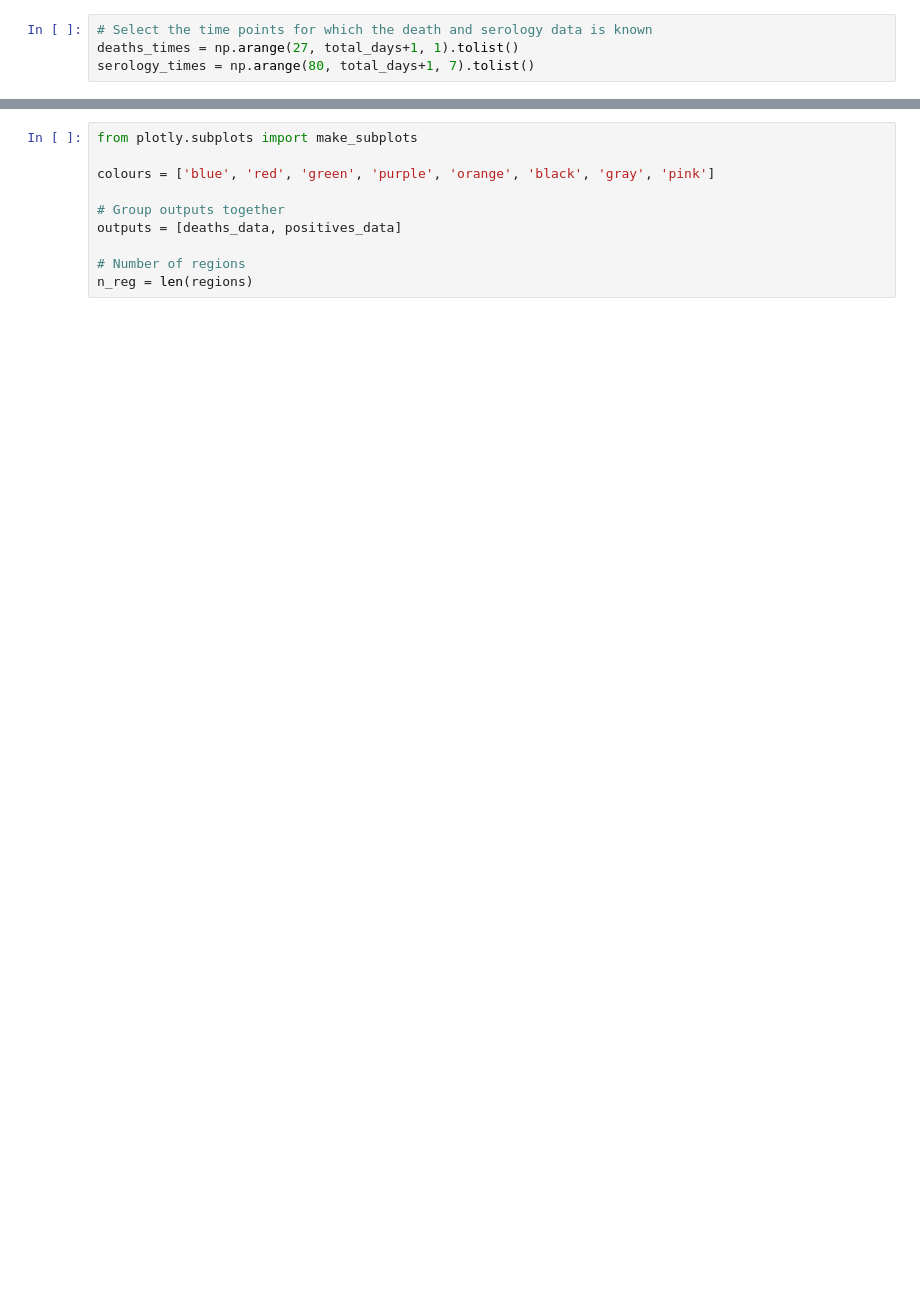
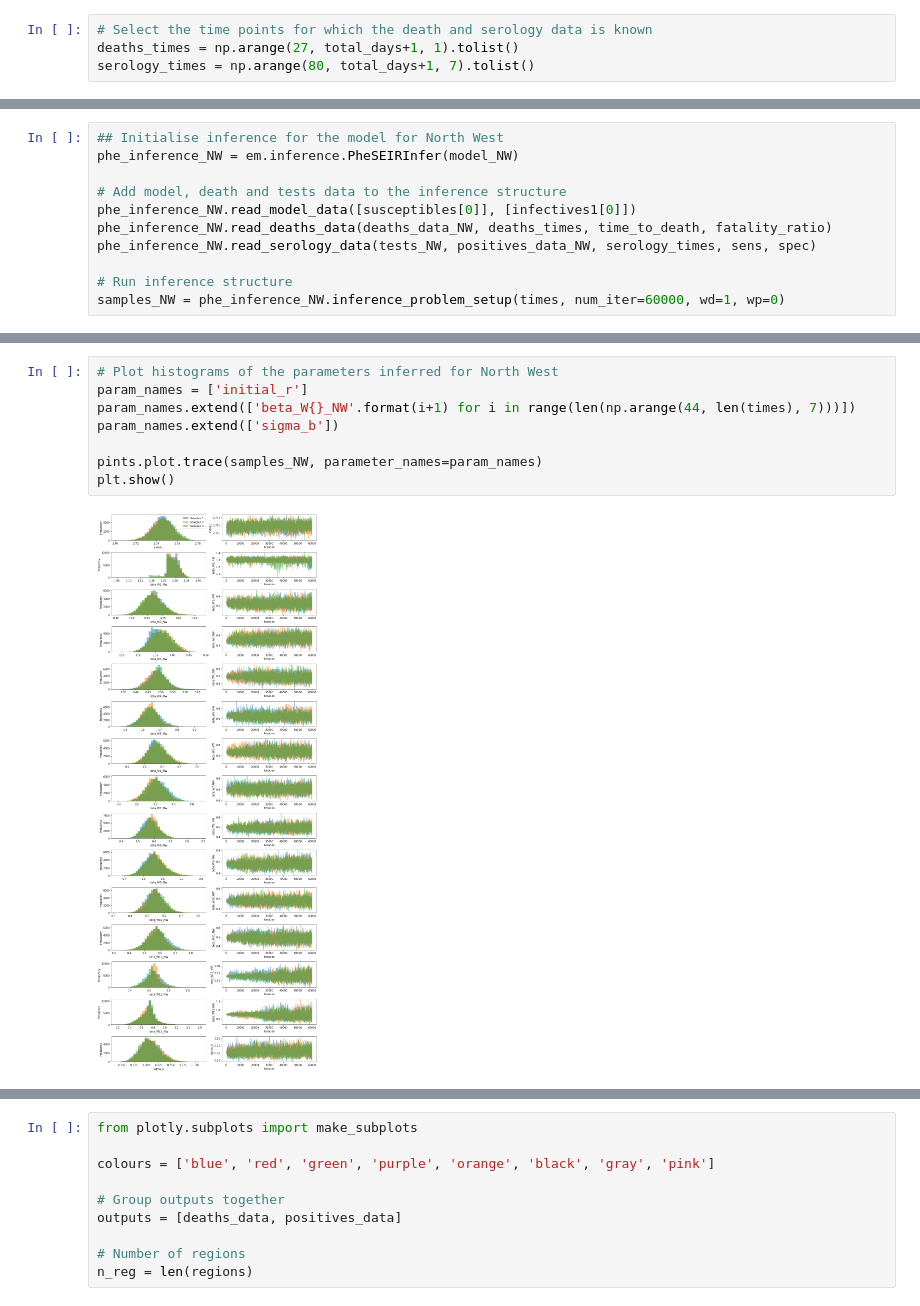
Before and after one commit to I-Bouros/multi-epi-model-cross-analysis, a Jupyter notebook: epimodels/examples/phe_examples/phe_2022_paper_results.ipynb, the cells around one changed output, grey strips where cells are left out. Saved outputs shown, nothing was run; the diff lists cells and outputs as text; blank space fills up the shorter version.

```diff
--- a/epimodels/examples/phe_examples/phe_2022_paper_results.ipynb
+++ b/epimodels/examples/phe_examples/phe_2022_paper_results.ipynb
@@ -524,0 +630,11 @@ fatal_ratio_8  413.94  166.55  185.10  249.76  409.12  527.88  784.26   1.60
+# %%
+## Initialise inference for the model for North West
+phe_inference_NW = em.inference.PheSEIRInfer(model_NW)
+
+# Add model, death and tests data to the inference structure
+phe_inference_NW.read_model_data([susceptibles[0]], [infectives1[0]])
+phe_inference_NW.read_deaths_data(deaths_data_NW, deaths_times, time_to_death, fatality_ratio)
+phe_inference_NW.read_serology_data(tests_NW, positives_data_NW, serology_times, sens, spec)
+
+# Run inference structure
+samples_NW = phe_inference_NW.inference_problem_setup(times, num_iter=60000, wd=1, wp=0)
@@ -541,0 +673,10 @@ array([1.18331266, 1.05515843, 1.84155559, 1.2444559 , 1.50754756,
+# %%
+# Plot histograms of the parameters inferred for North West
+param_names = ['initial_r']
+param_names.extend(['beta_W{}_NW'.format(i+1) for i in range(len(np.arange(44, len(times), 7)))])
+param_names.extend(['sigma_b'])
+
+pints.plot.trace(samples_NW, parameter_names=param_names)
+plt.show()
+# %% [output]
+[figure, added]
```
Also changed, not shown: parts of 54 cells of this notebook, 16 other files.
